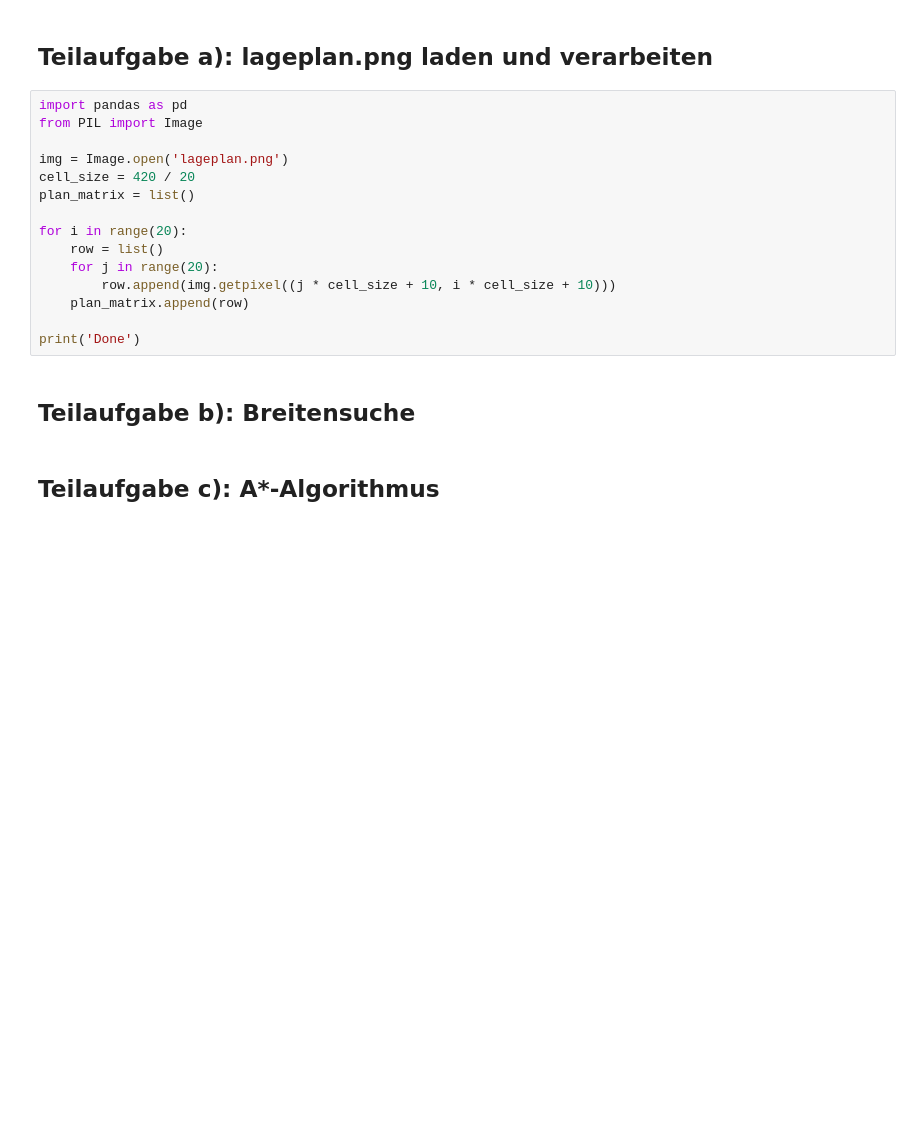
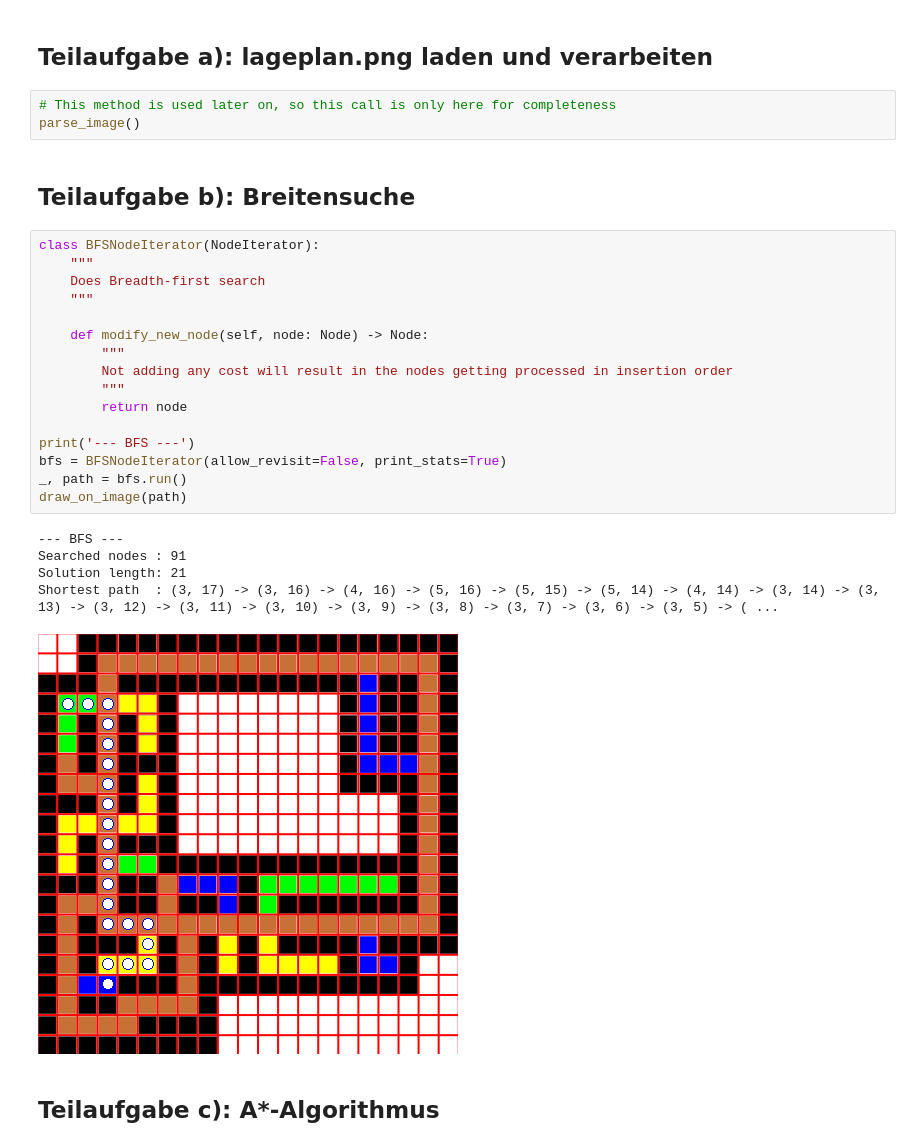
Before and after one commit to derteufelqwe/ki-lecture-programming-exercise, a Jupyter notebook: aufgabe1.ipynb, the cells around one changed output. Cells and saved outputs as stored; diff of their text form; blank space fills up the shorter version.

```diff
--- a/aufgabe1.ipynb
+++ b/aufgabe1.ipynb
@@ -5,21 +265,31 @@ Den Code immer nachvollziehbar kommentieren! Bitte beachtet, dass das Notebook v
 # %% [markdown]
 ## Teilaufgabe a): lageplan.png laden und verarbeiten
-# %%
-import pandas as pd
-from PIL import Image
-
-img = Image.open('lageplan.png')
-cell_size = 420 / 20
-plan_matrix = list()
-
-for i in range(20):
-    row = list()
-    for j in range(20):
-        row.append(img.getpixel((j * cell_size + 10, i * cell_size + 10)))
-    plan_matrix.append(row)
-
-print('Done')
+# %%
+# This method is used later on, so this call is only here for completeness
+parse_image()
 # %% [markdown]
 ## Teilaufgabe b): Breitensuche
+# %%
+class BFSNodeIterator(NodeIterator):
+    """
+    Does Breadth-first search
+    """
+
+    def modify_new_node(self, node: Node) -> Node:
+        """
+        Not adding any cost will result in the nodes getting processed in insertion order
+        """
+        return node
+
+print('--- BFS ---')
+bfs = BFSNodeIterator(allow_revisit=False, print_stats=True)
+_, path = bfs.run()
+draw_on_image(path)
+# %% [output]
+--- BFS ---
+Searched nodes : 91
+Solution length: 21
+Shortest path  : (3, 17) -> (3, 16) -> (4, 16) -> (5, 16) -> (5, 15) -> (5, 14) -> (4, 14) -> (3, 14) -> (3, 13) -> (3, 12) -> (3, 11) -> (3, 10) -> (3, 9) -> (3, 8) -> (3, 7) -> (3, 6) -> (3, 5) -> ( ...
+[figure, added]
 # %% [markdown]
 ## Teilaufgabe c): A*-Algorithmus
```
Also changed, not shown: parts of 5 cells of this notebook, 4 other files.
